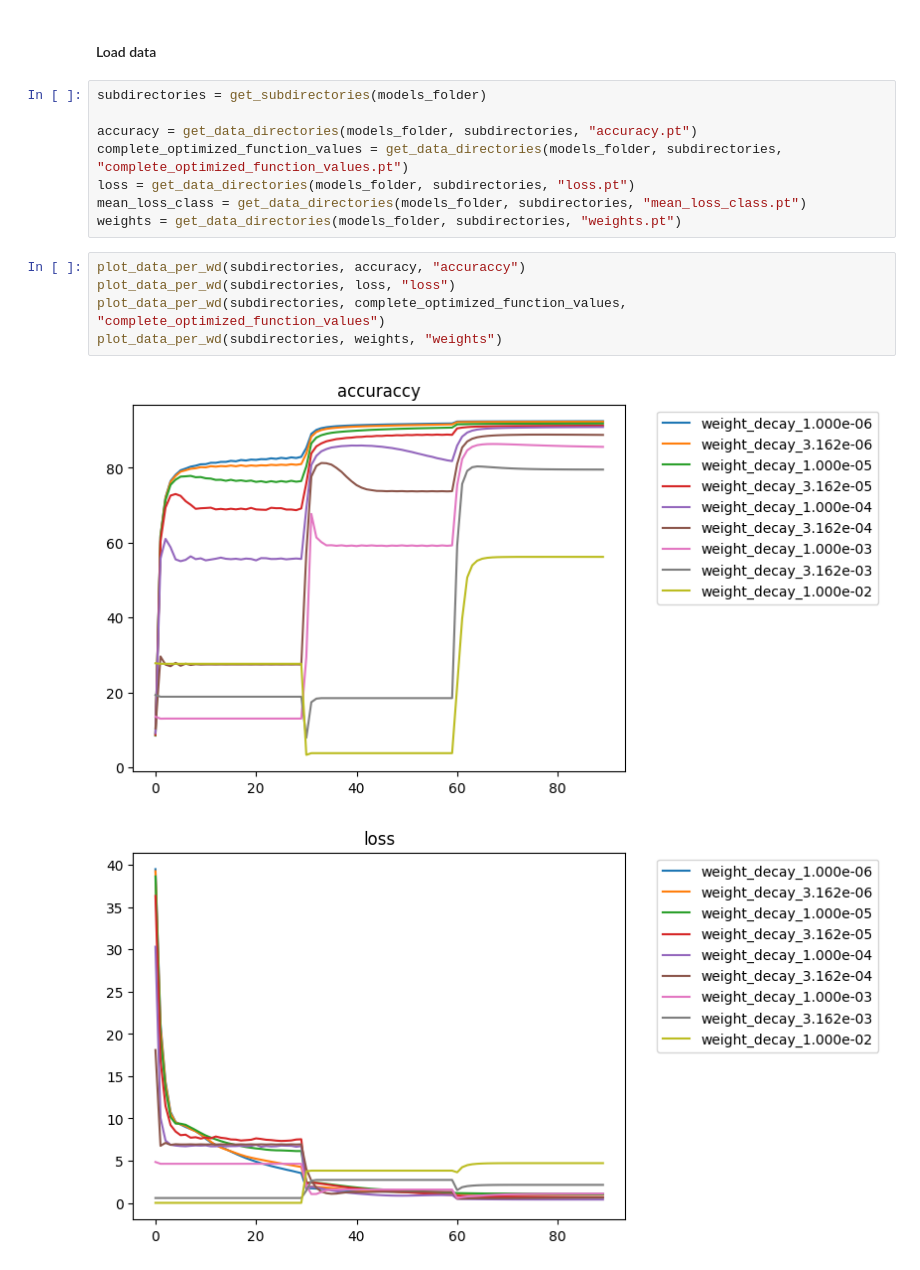
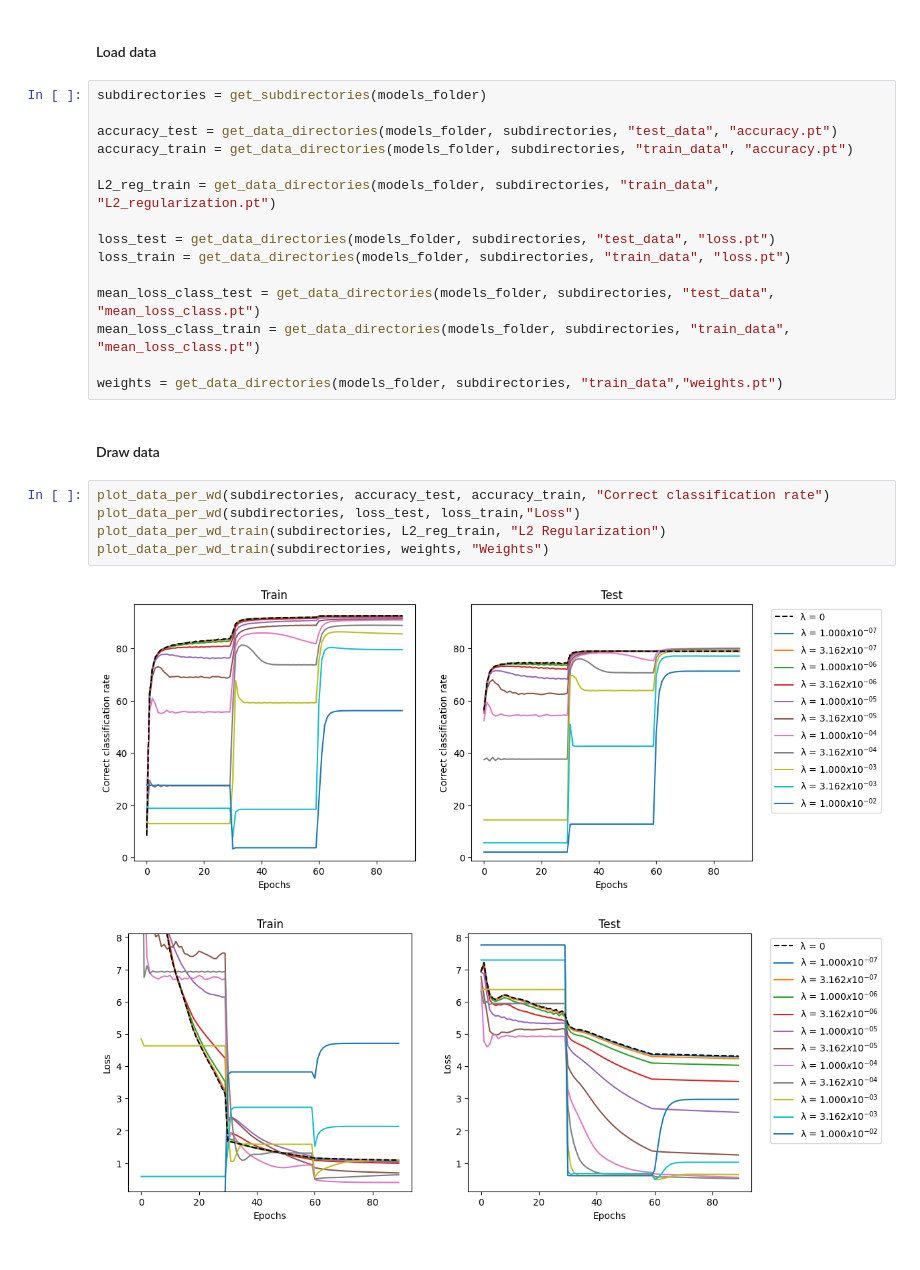
Before and after one commit to AlexisDeseure/A_guinea_pig_for_deep_learning_with_many_classes, a Jupyter notebook: notebooks/multinomial_logistic_regression_training_multiple_weight_decay.ipynb, the cells around one changed output. Saved outputs shown, nothing was run; the diff lists cells and outputs as text.

Commit message:
merge visualization in a single notebook

```diff
--- a/notebooks/multinomial_logistic_regression_training_multiple_weight_decay.ipynb
+++ b/notebooks/multinomial_logistic_regression_training_multiple_weight_decay.ipynb
@@ -356,16 +386,25 @@ def plot_data_per_wd(data_names, data, name):
 # %%
 subdirectories = get_subdirectories(models_folder)
 
-accuracy = get_data_directories(models_folder, subdirectories, "accuracy.pt")
-complete_optimized_function_values = get_data_directories(models_folder, subdirectories, "complete_optimized_function_values.pt")
-loss = get_data_directories(models_folder, subdirectories, "loss.pt")
-mean_loss_class = get_data_directories(models_folder, subdirectories, "mean_loss_class.pt")
-weights = get_data_directories(models_folder, subdirectories, "weights.pt")
+accuracy_test = get_data_directories(models_folder, subdirectories, "test_data", "accuracy.pt")
+accuracy_train = get_data_directories(models_folder, subdirectories, "train_data", "accuracy.pt")
+
+L2_reg_train = get_data_directories(models_folder, subdirectories, "train_data", "L2_regularization.pt")
+
+loss_test = get_data_directories(models_folder, subdirectories, "test_data", "loss.pt")
+loss_train = get_data_directories(models_folder, subdirectories, "train_data", "loss.pt")
+
+mean_loss_class_test = get_data_directories(models_folder, subdirectories, "test_data", "mean_loss_class.pt")
+mean_loss_class_train = get_data_directories(models_folder, subdirectories, "train_data", "mean_loss_class.pt")
+
+weights = get_data_directories(models_folder, subdirectories, "train_data","weights.pt")
+# %% [markdown]
+#### Draw data
 # %%
-plot_data_per_wd(subdirectories, accuracy, "accuraccy")
-plot_data_per_wd(subdirectories, loss, "loss")
-plot_data_per_wd(subdirectories, complete_optimized_function_values, "complete_optimized_function_values")
-plot_data_per_wd(subdirectories, weights, "weights")
+plot_data_per_wd(subdirectories, accuracy_test, accuracy_train, "Correct classification rate")
+plot_data_per_wd(subdirectories, loss_test, loss_train,"Loss")
+plot_data_per_wd_train(subdirectories, L2_reg_train, "L2 Regularization")
+plot_data_per_wd_train(subdirectories, weights, "Weights")
 # %% [output]
-[figure, old version]
+[figure, new version]
-[figure, old version]
+[figure, new version]
```
Also changed, not shown: parts of 14 cells of this notebook, 2 other files.
